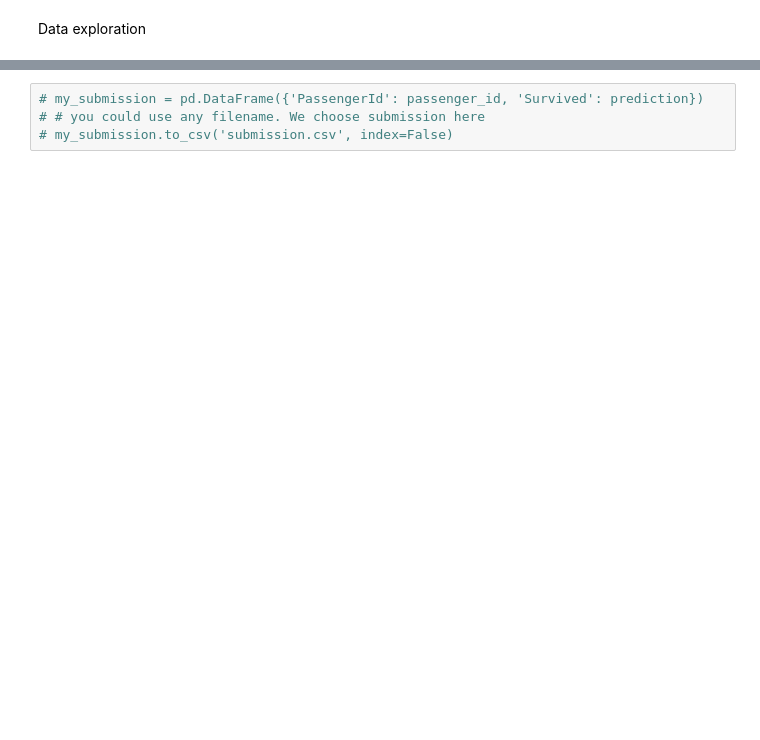
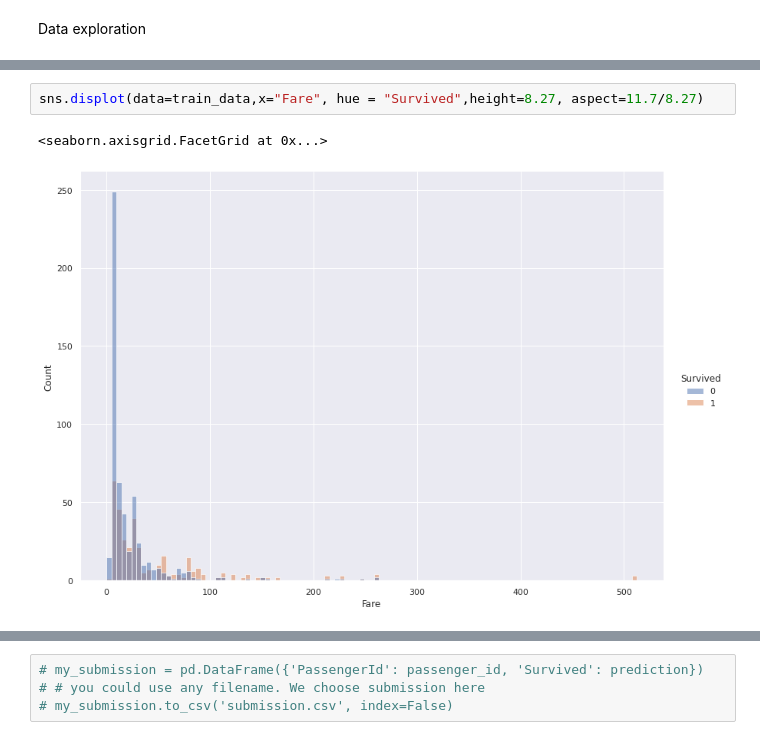
Before and after one commit to fabcancia/Kaggle, a Jupyter notebook: Titanic/titanic.ipynb, the cells around one changed output, grey strips where cells are left out. Saved outputs shown, nothing was run; the diff lists cells and outputs as text; blank space fills up the shorter version.

```diff
--- a/Titanic/titanic.ipynb
+++ b/Titanic/titanic.ipynb
@@ -51,0 +133,5 @@ print(len(train_data))
+# %%
+sns.displot(data=train_data,x="Fare", hue = "Survived",height=8.27, aspect=11.7/8.27)
+# %% [output]
+<seaborn.axisgrid.FacetGrid at 0x...>
+[figure, added]
```
Also changed, not shown: parts of 14 cells of this notebook, 1 other file.
